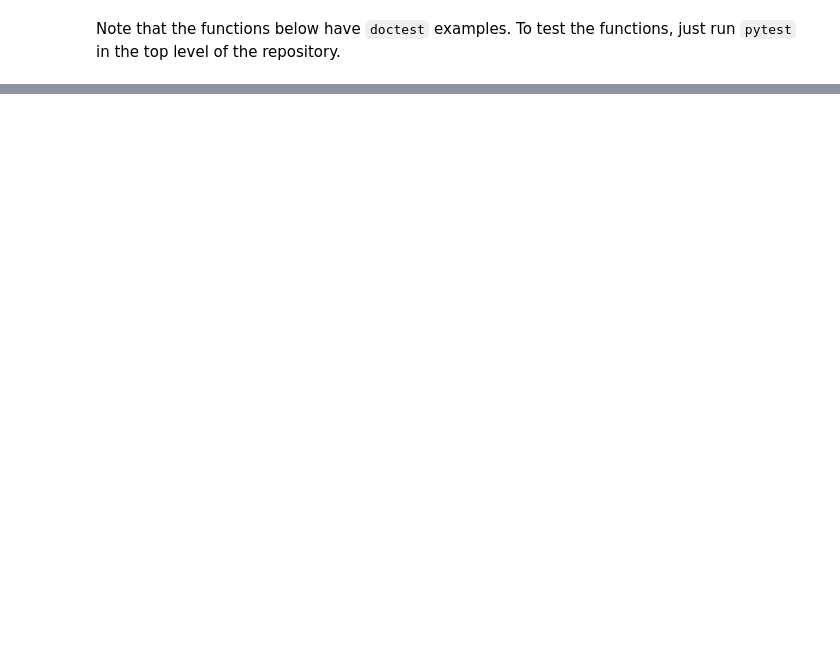
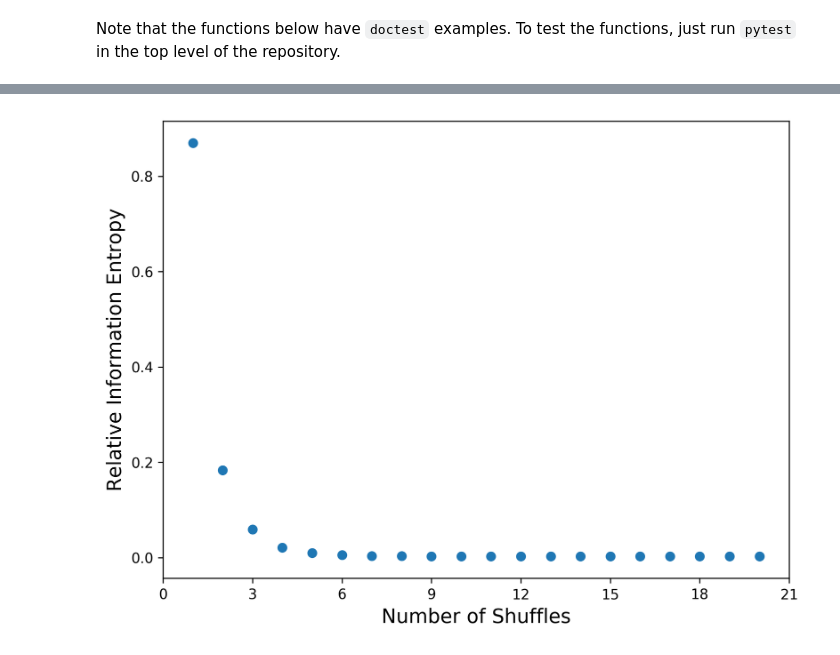
Before and after one commit to proinsias/gilbert-shannon-reeds, a Jupyter notebook: Gilbert-Shannon-Reeds.ipynb, the cells around one changed output, grey strips where cells are left out. Cells and saved outputs as stored; diff of their text form; code cells hidden in the pictures; blank space fills up the shorter version.

```diff
--- a/Gilbert-Shannon-Reeds.ipynb
+++ b/Gilbert-Shannon-Reeds.ipynb
@@ -122,0 +251,10 @@ def shuffle(deck: list, seed: int=None, ) -> list:
+# %%
+fig, ax = plt.subplots(figsize=(8, 6), dpi=300)
+ax.scatter(range(1, max_num_shuffles + 1), entropies, );
+ax.xaxis.set_major_locator(matplotlib.ticker.MaxNLocator(integer=True))
+ax.set_xlabel('Number of Shuffles', fontsize=fs, )
+ax.set_ylabel('Relative Information Entropy', fontsize=fs, )
+ax.set_xlim([0, max_num_shuffles + 1])
+plt.show();
+# %% [output]
+[figure, added]
```
Also changed, not shown: parts of 19 cells of this notebook, 4 other files.
